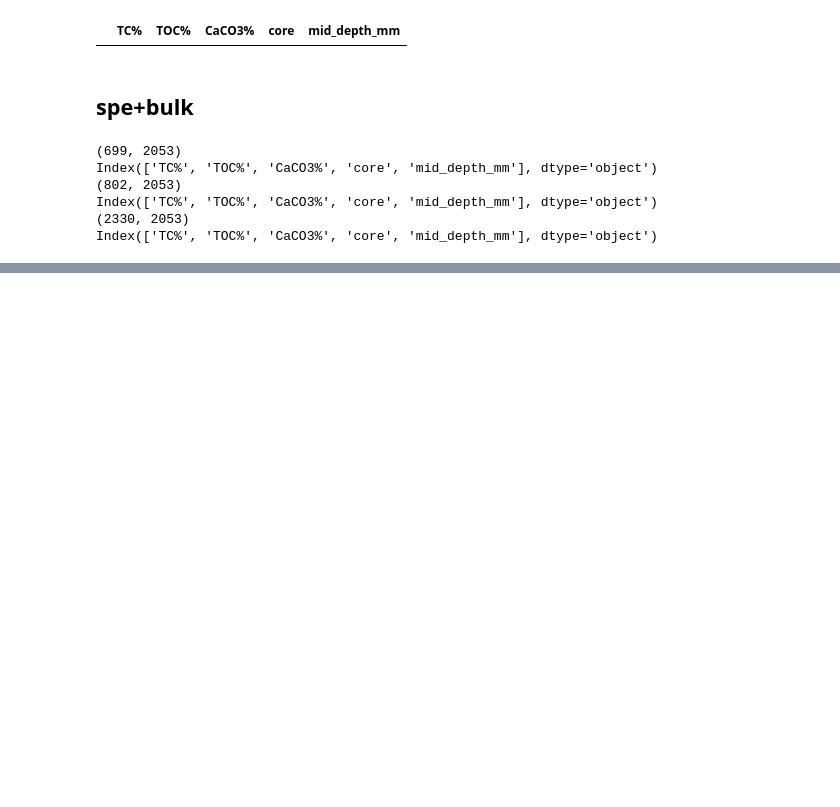
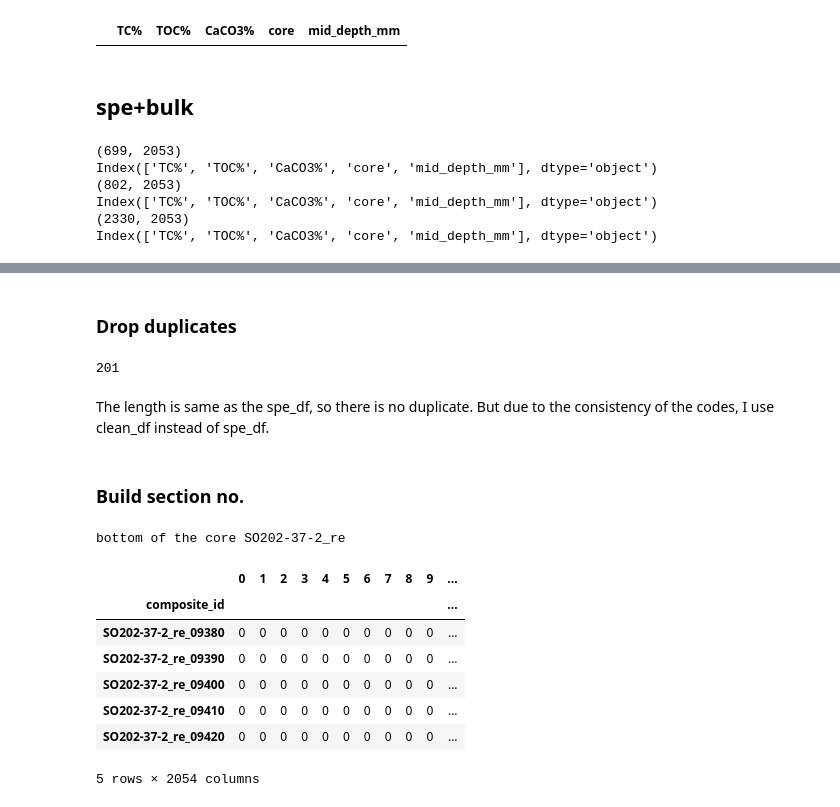
Before and after one commit to dispink/CaCO3_NWP, a Jupyter notebook: build_database_06.ipynb, the cells around one changed output, grey strips where cells are left out. Cells and saved outputs as stored; diff of their text form; code cells hidden in the pictures; blank space fills up the shorter version.

```diff
--- a/build_database_06.ipynb
+++ b/build_database_06.ipynb
@@ -860,0 +927,9 @@ c_df.to_csv('data/spe+bulk_dataset_{}.csv'.format(date))
+# %%
+spe_df = pd.DataFrame(spe_all, columns = [str(_) for _ in range(2048)])
+spe_df['cps'] = cps_all
+spe_df['core'] = core_all
+spe_df['composite_depth_mm'] = depth_all
+spe_df['section_depth_mm'] = s_depth_all
+spe_df['filename'] = file_name
+
+spe_df.info()
@@ -860,0 +949,52 @@ c_df.to_csv('data/spe+bulk_dataset_{}.csv'.format(date))
+# %%
+composite_id = []
+for core, depth in zip(spe_df.core, spe_df.composite_depth_mm):
+    composite_id.append('{}_{:05}'.format(core, depth))
+
+spe_df['composite_id'] = composite_id
+# %% [markdown]
+### Drop duplicates
+# %%
+clean_df = spe_df.drop_duplicates('composite_id', keep = 'last')
+len(clean_df)
+# %% [output]
+201
+# %% [markdown]
+The length is same as the spe_df, so there is no duplicate. But due to the consistency of the codes, I use clean_df instead of spe_df.
+# %% [markdown]
+### Build section no.
+# %%
+clean_df = clean_df.set_index('composite_id')
+
+section_all = []
+# make sure the order follows the core and composite depth
+clean_df.sort_values(by = 'composite_id', axis = 0, inplace = True)
+
+for core in np.unique(clean_df.core):
+    # I assume every core scanned from section 0 so the first section in the core
+    # is marked as section 0. The deeper the larger number
+    section = 0
+    X = clean_df.loc[clean_df.core == core, 'section_depth_mm']
+    for i in range(len(X)):
+        section_all.append(section)
+        try:
+            # when section changes, the section depth should be reset to smaller number
+            if X[i] > X[i + 1]:
+                section += 1
+        except IndexError:
+            print('bottom of the core {}'.format(core))
+
+clean_df['section'] = section_all
+# %% [output]
+bottom of the core SO202-37-2_re
+# %%
+clean_df.head()
+# %% [output]
+|  | 0 | 1 | 2 | 3 | 4 | 5 | 6 | 7 | 8 | 9 | ... |
+| composite_id |  |  |  |  |  |  |  |  |  |  | ... |
+| SO202-37-2_re_09380 | 0 | 0 | 0 | 0 | 0 | 0 | 0 | 0 | 0 | 0 | ... |
+| SO202-37-2_re_09390 | 0 | 0 | 0 | 0 | 0 | 0 | 0 | 0 | 0 | 0 | ... |
+| SO202-37-2_re_09400 | 0 | 0 | 0 | 0 | 0 | 0 | 0 | 0 | 0 | 0 | ... |
+| SO202-37-2_re_09410 | 0 | 0 | 0 | 0 | 0 | 0 | 0 | 0 | 0 | 0 | ... |
+| SO202-37-2_re_09420 | 0 | 0 | 0 | 0 | 0 | 0 | 0 | 0 | 0 | 0 | ... |
+5 rows × 2054 columns
```
Also changed, not shown: parts of 34 cells of this notebook.
